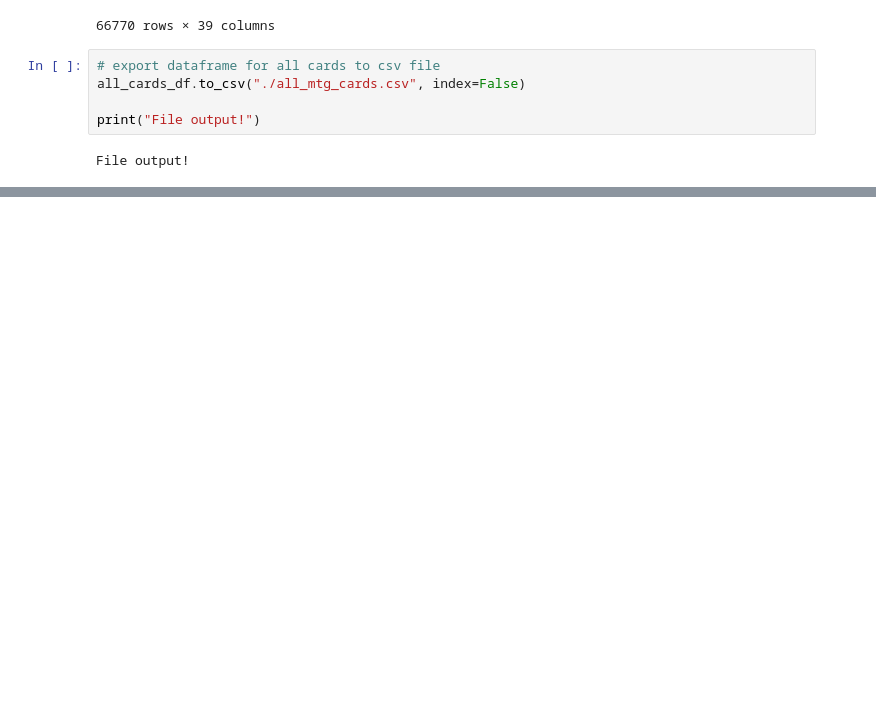
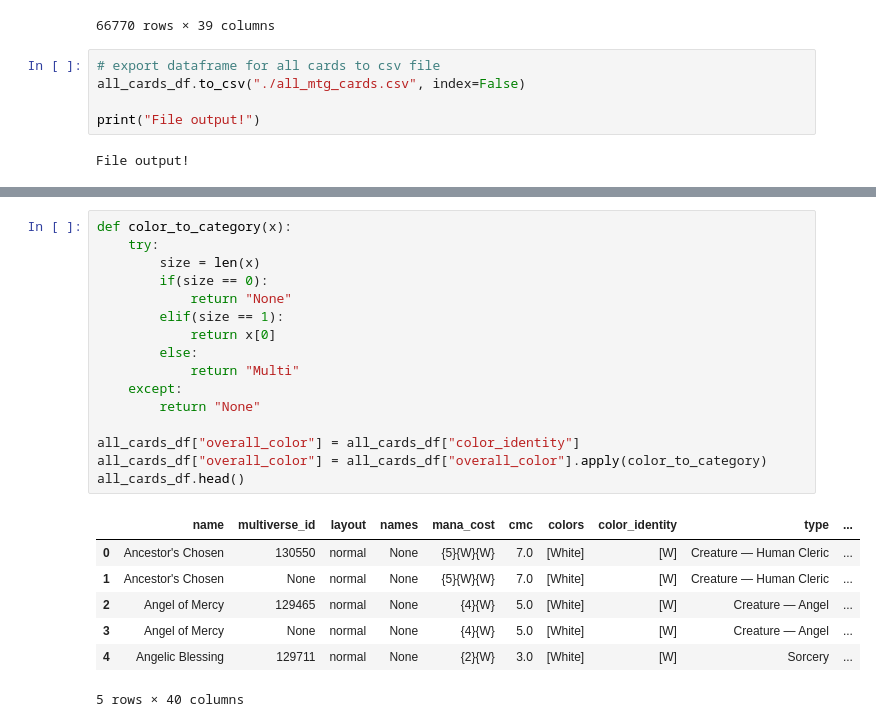
Before and after one commit to Gendo90/MTG-Data-Gatherer, a Jupyter notebook: MTG Card Gatherer.ipynb, the cells around one changed output, grey strips where cells are left out. Cells and saved outputs as stored; diff of their text form; blank space fills up the shorter version.

```diff
--- a/MTG Card Gatherer.ipynb
+++ b/MTG Card Gatherer.ipynb
@@ -202,0 +244,24 @@ File output!
+# %%
+def color_to_category(x):
+    try:
+        size = len(x)
+        if(size == 0):
+            return "None"
+        elif(size == 1):
+            return x[0]
+        else:
+            return "Multi"
+    except:
+        return "None"
+
+all_cards_df["overall_color"] = all_cards_df["color_identity"]
+all_cards_df["overall_color"] = all_cards_df["overall_color"].apply(color_to_category)
+all_cards_df.head()
+# %% [output]
+|  | name | multiverse_id | layout | names | mana_cost | cmc | colors | color_identity | type | ... |
+| 0 | Ancestor's Chosen | 130550 | normal | None | {5}{W}{W} | 7.0 | [White] | [W] | Creature — Human Cleric | ... |
+| 1 | Ancestor's Chosen | None | normal | None | {5}{W}{W} | 7.0 | [White] | [W] | Creature — Human Cleric | ... |
+| 2 | Angel of Mercy | 129465 | normal | None | {4}{W} | 5.0 | [White] | [W] | Creature — Angel | ... |
+| 3 | Angel of Mercy | None | normal | None | {4}{W} | 5.0 | [White] | [W] | Creature — Angel | ... |
+| 4 | Angelic Blessing | 129711 | normal | None | {2}{W} | 3.0 | [White] | [W] | Sorcery | ... |
+5 rows × 40 columns
```
Also changed, not shown: parts of 3 cells of this notebook.
